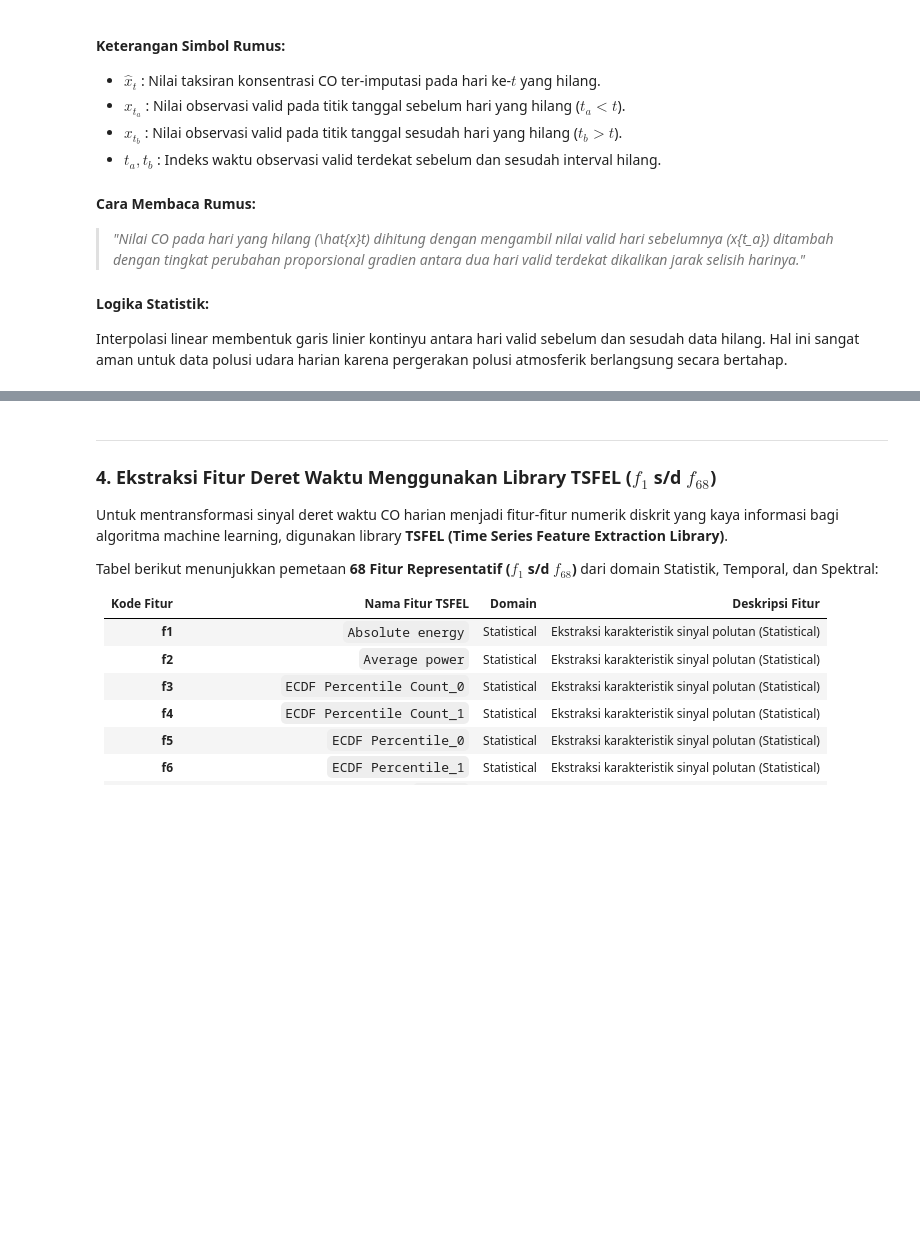
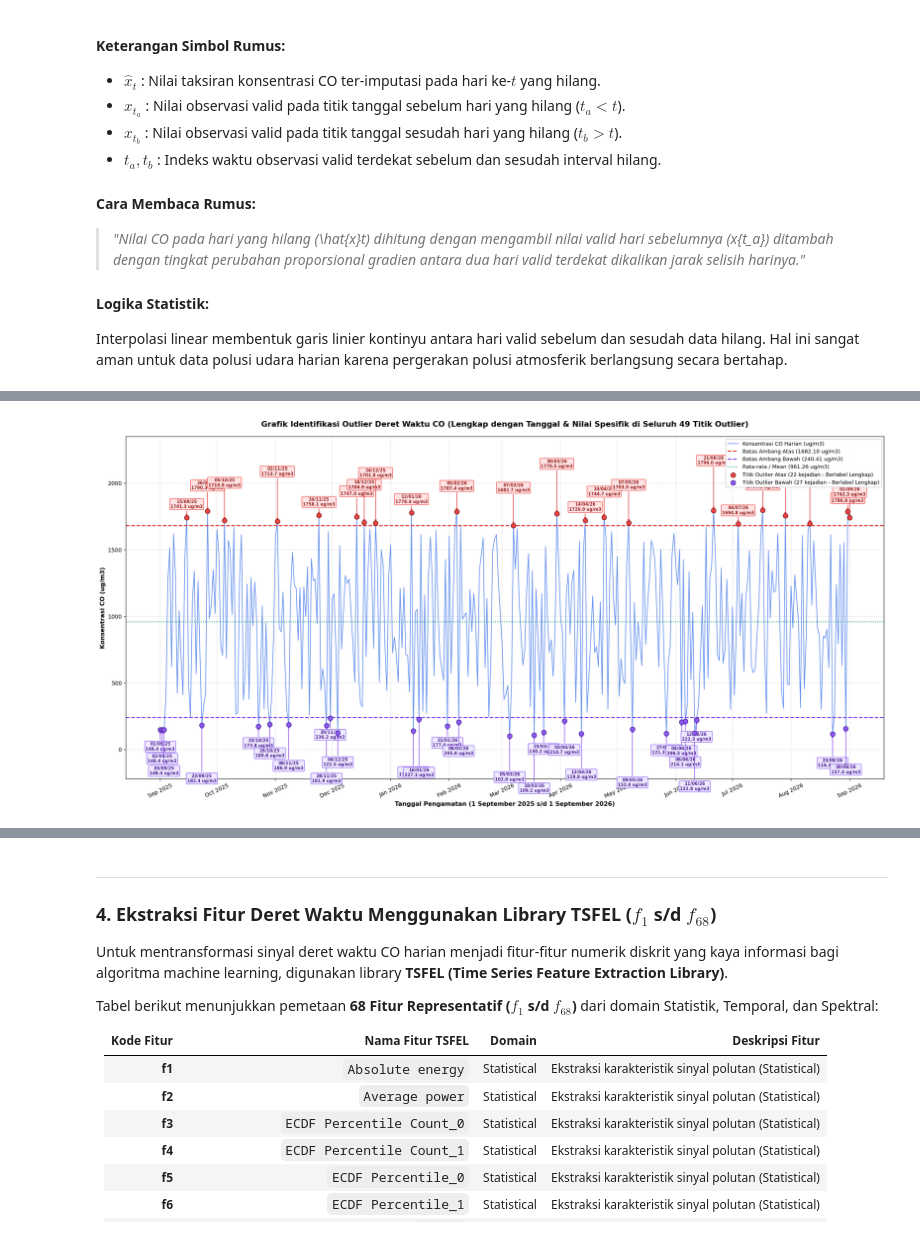
Before and after one commit to IlhamInsight/proyek_sain_data, a Jupyter notebook: src/4-data_preparation/1-data_preparation.ipynb, the cells around one changed output, grey strips where cells are left out. Drawn from its saved outputs; the diff is of its cells as text; code cells hidden in the pictures; blank space fills up the shorter version.

```diff
--- a/src/4-data_preparation/1-data_preparation.ipynb
+++ b/src/4-data_preparation/1-data_preparation.ipynb
@@ -134,0 +210,75 @@ $$x_{\text{clean}} = \begin{cases} \text{Batas Atas}, & \text{jika } x_i > \text
+# %%
+# =============================================================================
+# TAHAP 2: VISUALISASI GRAFIK OUTLIER DENGAN NILAI SPESIFIK DI SEMUA TITIK PENCILAN
+# =============================================================================
+import matplotlib.pyplot as plt
+import matplotlib.dates as mdates
+
+df_plot = co_imputed.copy()
+df_plot['DATE'] = pd.to_datetime(df_plot['DATE_TIME'])
+df_plot = df_plot.sort_values(by='DATE').reset_index(drop=True)
+
+# Identifikasi seluruh titik outlier
+df_plot['is_upper_outlier'] = df_plot['CO_imputed'] > upper_bound
+df_plot['is_lower_outlier'] = df_plot['CO_imputed'] < lower_bound
+
+upper_pts = df_plot[df_plot['is_upper_outlier']].sort_values(by='DATE').reset_index(drop=True)
+lower_pts = df_plot[df_plot['is_lower_outlier']].sort_values(by='DATE').reset_index(drop=True)
+
+fig, ax = plt.subplots(figsize=(20, 10), dpi=140)
+
+# 1. Plot Garis Deret Waktu Utama
+ax.plot(df_plot['DATE'], df_plot['CO_imputed'], color='#2563EB', linewidth=1.3, alpha=0.7, label='Konsentrasi CO Harian (ug/m3)')
+
+# 2. Garis Batas Ambang Outlier & Rata-rata
+ax.axhline(upper_bound, color='#DC2626', linestyle='--', linewidth=1.8, label=f'Batas Ambang Atas ({upper_bound:.2f} ug/m3)')
+ax.axhline(lower_bound, color='#7C3AED', linestyle='--', linewidth=1.8, label=f'Batas Ambang Bawah ({lower_bound:.2f} ug/m3)')
+ax.axhline(mean_val, color='#059669', linestyle=':', linewidth=1.5, label=f'Rata-rata / Mean ({mean_val:.2f} ug/m3)')
+
+# 3. Plot Titik-Titik Outlier (Scatter)
+ax.scatter(upper_pts['DATE'], upper_pts['CO_imputed'], color='#EF4444', s=70, zorder=5, edgecolors='#7F1D1D', linewidths=1.2,
+           label=f'Titik Outlier Atas ({len(upper_pts)} kejadian - Berlabel Lengkap)')
+ax.scatter(lower_pts['DATE'], lower_pts['CO_imputed'], color='#8B5CF6', s=70, zorder=5, edgecolors='#4C1D95', linewidths=1.2,
+           label=f'Titik Outlier Bawah ({len(lower_pts)} kejadian - Berlabel Lengkap)')
+
+# 4. Tambahkan Anotasi Nilai Spesifik & Tanggal pada SEMUA Titik Outlier Atas (22 Titik)
+offsets_upper = [16, 38, 60, 82]
+for i, row in upper_pts.iterrows():
+    offset_y = offsets_upper[i % len(offsets_upper)]
+    tgl = row['DATE'].strftime('%d/%m/%y')
+    val = f"{row['CO_imputed']:.1f}"
+    ax.annotate(f"{tgl}\n{val} ug/m3",
+                xy=(row['DATE'], row['CO_imputed']),
+                xytext=(0, offset_y), textcoords='offset points',
+                ha='center', va='bottom', fontsize=7.5, fontweight='bold', color='#991B1B',
+                bbox=dict(boxstyle='round,pad=0.22', facecolor='#FEE2E2', edgecolor='#EF4444', alpha=0.92),
+                arrowprops=dict(arrowstyle='->', color='#DC2626', lw=1.0))
+
+# 5. Tambahkan Anotasi Nilai Spesifik & Tanggal pada SEMUA Titik Outlier Bawah (27 Titik)
+offsets_lower = [-22, -44, -66, -88]
+for i, row in lower_pts.iterrows():
+    offset_y = offsets_lower[i % len(offsets_lower)]
+    tgl = row['DATE'].strftime('%d/%m/%y')
+    val = f"{row['CO_imputed']:.1f}"
+    ax.annotate(f"{tgl}\n{val} ug/m3",
+                xy=(row['DATE'], row['CO_imputed']),
+                xytext=(0, offset_y), textcoords='offset points',
+                ha='center', va='top', fontsize=7.5, fontweight='bold', color='#4C1D95',
+                bbox=dict(boxstyle='round,pad=0.22', facecolor='#EDE9FE', edgecolor='#8B5CF6', alpha=0.92),
+                arrowprops=dict(arrowstyle='->', color='#7C3AED', lw=1.0))
+
+# 6. Format Label & Sumbu Grafik
+ax.set_title('Grafik Identifikasi Outlier Deret Waktu CO (Lengkap dengan Tanggal & Nilai Spesifik di Seluruh 49 Titik Outlier)', fontsize=14, fontweight='bold', pad=18)
+ax.set_xlabel('Tanggal Pengamatan (1 September 2025 s/d 1 September 2026)', fontsize=11, fontweight='semibold')
+ax.set_ylabel('Konsentrasi CO (ug/m3)', fontsize=11, fontweight='semibold')
+ax.set_ylim(-220, 2350)
+ax.xaxis.set_major_formatter(mdates.DateFormatter('%b %Y'))
+ax.xaxis.set_major_locator(mdates.MonthLocator(interval=1))
+plt.xticks(rotation=25)
+ax.grid(True, linestyle='--', alpha=0.45)
+ax.legend(loc='upper right', frameon=True, facecolor='white', framealpha=0.95, fontsize=9.5)
+
+plt.tight_layout()
+plt.show()
+# %% [output]
+[figure, added]
```
Also changed, not shown: parts of 8 cells of this notebook, 1 other file.
